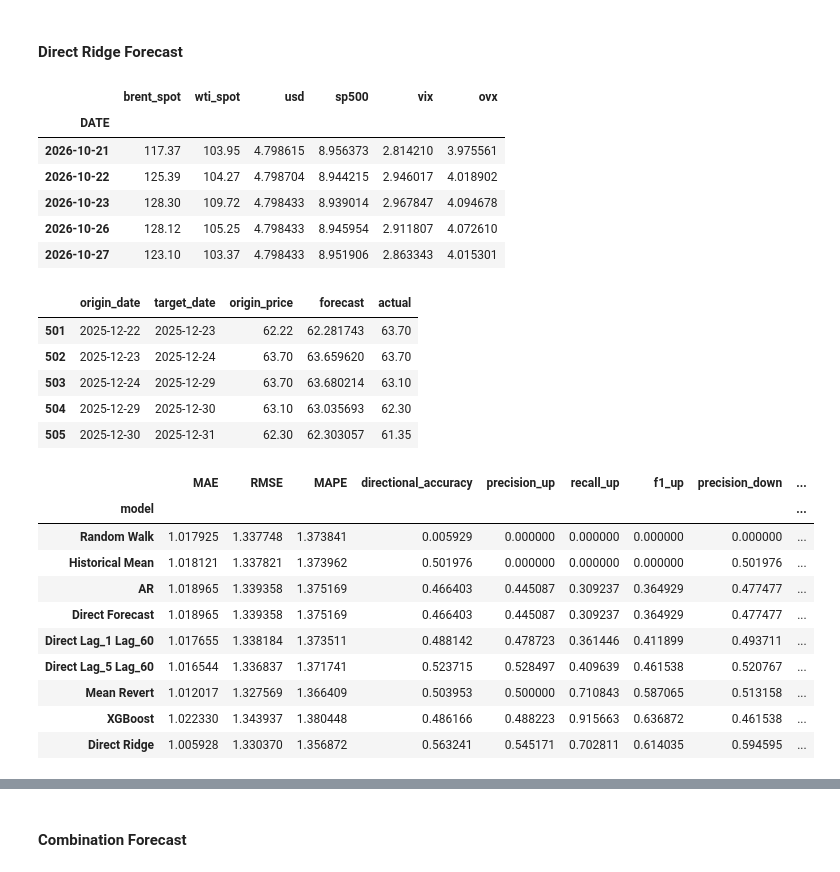
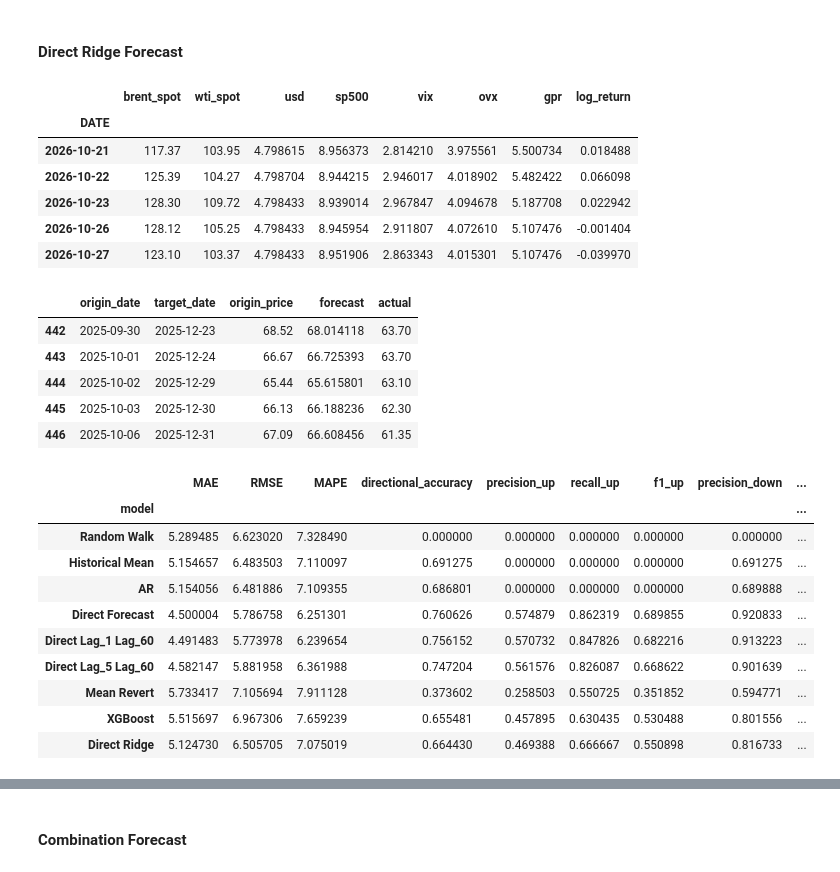
Before and after one commit to airrehn/Sample-Taxed, a Jupyter notebook: notebooks/forecast60.ipynb, the cells around one changed output, grey strips where cells are left out. Drawn from its saved outputs; the diff is of its cells as text; code cells hidden in the pictures.

```diff
--- a/notebooks/forecast60.ipynb
+++ b/notebooks/forecast60.ipynb
@@ -21,7 +21,7 @@ data["log_return"] = log_returns(data, col="brent_spot")
 data = data.dropna()
 
 
-val_args = dict(horizon=1, start_date="2024-01-01", end_date="2025-12-31", target_end_date="2025-12-31")
+val_args = dict(horizon=60, start_date="2024-01-01", end_date="2025-12-31", target_end_date="2025-12-31")
 
 
 val_results = {
@@ -33,7 +33,7 @@ val_results = {
     "Direct Lag_5 Lag_60": walk_forward(data, forecast_funct=direct_lags_forecast, short=5, long=60, lookback=3000, **val_args)
 }
 
-compare_models(val_results, horizon=60)
+compare_models_staggered(val_results, horizon=60)
 # %% [output]
 |  | MAE | RMSE | MAPE | directional_accuracy | precision_up | recall_up | f1_up | precision_down | ... |
 | model |  |  |  |  |  |  |  |  | ... |
@@ -156,45 +120,46 @@ compare_models_staggered(val_results, horizon=60)
 # %%
 df_rr = load_dataset()
 
-df_rr = df_rr[["brent_spot", "wti", "usd", "sp500", "vix", "ovx"]]
+df_rr = df_rr[["brent_spot", "wti", "usd", "sp500", "vix", "ovx", "gpr"]]
+df_rr["log_return"] = np.log(df_rr["brent_spot"]).diff()
 df_rr = df_rr.rename(columns={"wti": "wti_spot"})
 df_rr = df_rr.dropna()
 
-for col in ["usd", "sp500", "vix", "ovx"]:
+for col in ["usd", "sp500", "vix", "ovx", "gpr"]:
     df_rr[col] = np.log(df_rr[col])
 
 df_rr.tail()
 # %% [output]
-|  | brent_spot | wti_spot | usd | sp500 | vix | ovx |
-| DATE |  |  |  |  |  |  |
-| 2026-10-21 | 117.37 | 103.95 | 4.798615 | 8.956373 | 2.814210 | 3.975561 |
-| 2026-10-22 | 125.39 | 104.27 | 4.798704 | 8.944215 | 2.946017 | 4.018902 |
-| 2026-10-23 | 128.30 | 109.72 | 4.798433 | 8.939014 | 2.967847 | 4.094678 |
-| 2026-10-26 | 128.12 | 105.25 | 4.798433 | 8.945954 | 2.911807 | 4.072610 |
-| 2026-10-27 | 123.10 | 103.37 | 4.798433 | 8.951906 | 2.863343 | 4.015301 |
+|  | brent_spot | wti_spot | usd | sp500 | vix | ovx | gpr | log_return |
+| DATE |  |  |  |  |  |  |  |  |
+| 2026-10-21 | 117.37 | 103.95 | 4.798615 | 8.956373 | 2.814210 | 3.975561 | 5.500734 | 0.018488 |
+| 2026-10-22 | 125.39 | 104.27 | 4.798704 | 8.944215 | 2.946017 | 4.018902 | 5.482422 | 0.066098 |
+| 2026-10-23 | 128.30 | 109.72 | 4.798433 | 8.939014 | 2.967847 | 4.094678 | 5.187708 | 0.022942 |
+| 2026-10-26 | 128.12 | 105.25 | 4.798433 | 8.945954 | 2.911807 | 4.072610 | 5.107476 | -0.001404 |
+| 2026-10-27 | 123.10 | 103.37 | 4.798433 | 8.951906 | 2.863343 | 4.015301 | 5.107476 | -0.039970 |
 # %%
 val_forecast = walk_forward(df_rr, forecast_funct=direct_ridge_forecast, lookback=3000, **val_args)
 val_forecast.tail()
 # %% [output]
 |  | origin_date | target_date | origin_price | forecast | actual |
-| 501 | 2025-12-22 | 2025-12-23 | 62.22 | 62.281743 | 63.70 |
-| 502 | 2025-12-23 | 2025-12-24 | 63.70 | 63.659620 | 63.70 |
-| 503 | 2025-12-24 | 2025-12-29 | 63.70 | 63.680214 | 63.10 |
-| 504 | 2025-12-29 | 2025-12-30 | 63.10 | 63.035693 | 62.30 |
-| 505 | 2025-12-30 | 2025-12-31 | 62.30 | 62.303057 | 61.35 |
+| 442 | 2025-09-30 | 2025-12-23 | 68.52 | 68.014118 | 63.70 |
+| 443 | 2025-10-01 | 2025-12-24 | 66.67 | 66.725393 | 63.70 |
+| 444 | 2025-10-02 | 2025-12-29 | 65.44 | 65.615801 | 63.10 |
+| 445 | 2025-10-03 | 2025-12-30 | 66.13 | 66.188236 | 62.30 |
+| 446 | 2025-10-06 | 2025-12-31 | 67.09 | 66.608456 | 61.35 |
 # %%
 val_results["Direct Ridge"] = val_forecast
 
-compare_models(val_results,  horizon=60)
+compare_models_staggered(val_results,  horizon=60)
 # %% [output]
 |  | MAE | RMSE | MAPE | directional_accuracy | precision_up | recall_up | f1_up | precision_down | ... |
 | model |  |  |  |  |  |  |  |  | ... |
-| Random Walk | 1.017925 | 1.337748 | 1.373841 | 0.005929 | 0.000000 | 0.000000 | 0.000000 | 0.000000 | ... |
-| Historical Mean | 1.018121 | 1.337821 | 1.373962 | 0.501976 | 0.000000 | 0.000000 | 0.000000 | 0.501976 | ... |
-| AR | 1.018965 | 1.339358 | 1.375169 | 0.466403 | 0.445087 | 0.309237 | 0.364929 | 0.477477 | ... |
-| Direct Forecast | 1.018965 | 1.339358 | 1.375169 | 0.466403 | 0.445087 | 0.309237 | 0.364929 | 0.477477 | ... |
-| Direct Lag_1 Lag_60 | 1.017655 | 1.338184 | 1.373511 | 0.488142 | 0.478723 | 0.361446 | 0.411899 | 0.493711 | ... |
-| Direct Lag_5 Lag_60 | 1.016544 | 1.336837 | 1.371741 | 0.523715 | 0.528497 | 0.409639 | 0.461538 | 0.520767 | ... |
-| Mean Revert | 1.012017 | 1.327569 | 1.366409 | 0.503953 | 0.500000 | 0.710843 | 0.587065 | 0.513158 | ... |
-| XGBoost | 1.022330 | 1.343937 | 1.380448 | 0.486166 | 0.488223 | 0.915663 | 0.636872 | 0.461538 | ... |
-| Direct Ridge | 1.005928 | 1.330370 | 1.356872 | 0.563241 | 0.545171 | 0.702811 | 0.614035 | 0.594595 | ... |
+| Random Walk | 5.289485 | 6.623020 | 7.328490 | 0.000000 | 0.000000 | 0.000000 | 0.000000 | 0.000000 | ... |
+| Historical Mean | 5.154657 | 6.483503 | 7.110097 | 0.691275 | 0.000000 | 0.000000 | 0.000000 | 0.691275 | ... |
+| AR | 5.154056 | 6.481886 | 7.109355 | 0.686801 | 0.000000 | 0.000000 | 0.000000 | 0.689888 | ... |
+| Direct Forecast | 4.500004 | 5.786758 | 6.251301 | 0.760626 | 0.574879 | 0.862319 | 0.689855 | 0.920833 | ... |
+| Direct Lag_1 Lag_60 | 4.491483 | 5.773978 | 6.239654 | 0.756152 | 0.570732 | 0.847826 | 0.682216 | 0.913223 | ... |
+| Direct Lag_5 Lag_60 | 4.582147 | 5.881958 | 6.361988 | 0.747204 | 0.561576 | 0.826087 | 0.668622 | 0.901639 | ... |
+| Mean Revert | 5.733417 | 7.105694 | 7.911128 | 0.373602 | 0.258503 | 0.550725 | 0.351852 | 0.594771 | ... |
+| XGBoost | 5.515697 | 6.967306 | 7.659239 | 0.655481 | 0.457895 | 0.630435 | 0.530488 | 0.801556 | ... |
+| Direct Ridge | 5.124730 | 6.505705 | 7.075019 | 0.664430 | 0.469388 | 0.666667 | 0.550898 | 0.816733 | ... |
```
Also changed, not shown: parts of 21 cells of this notebook, 1 other file.
